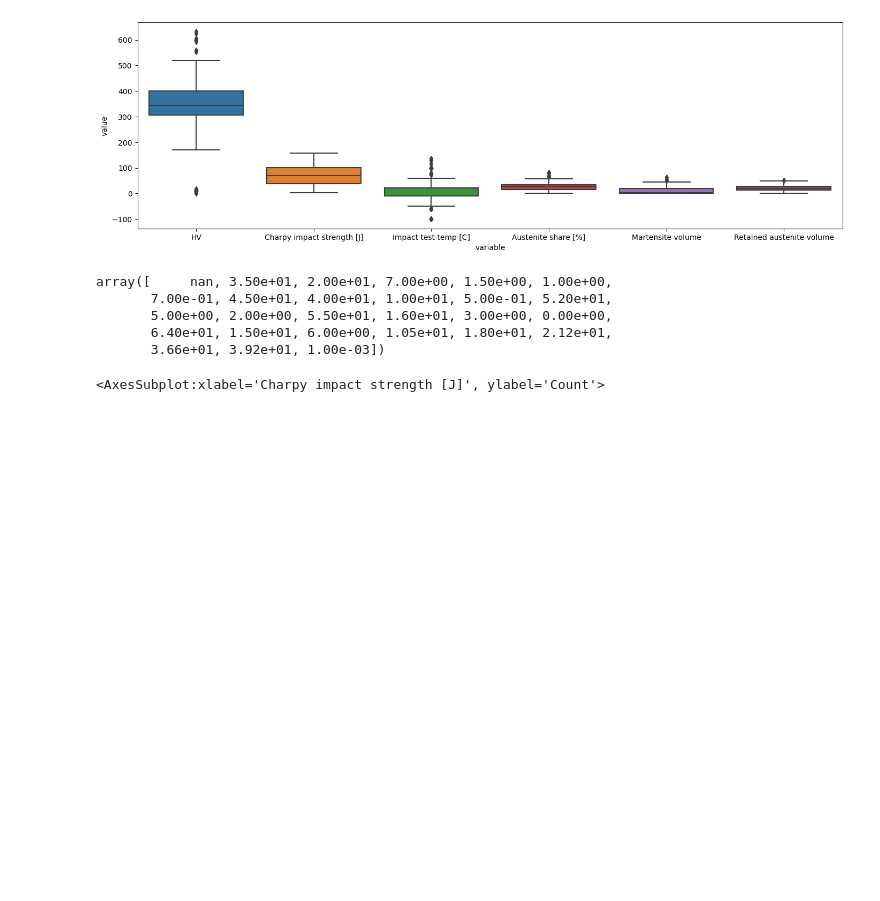
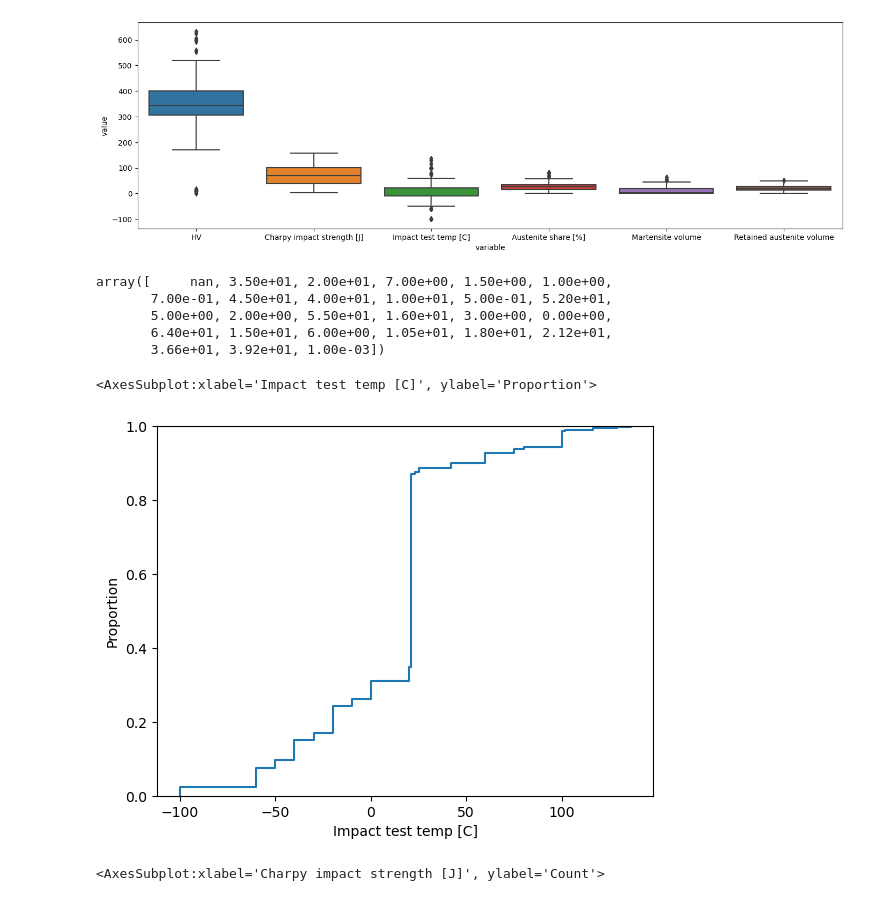
Before and after one commit to akbuchowicz/foundry-project, a Jupyter notebook: data_preprocessing.ipynb, the cells around one changed output. Saved outputs shown, nothing was run; the diff lists cells and outputs as text; code cells hidden in the pictures; blank space fills up the shorter version.

```diff
--- a/data_preprocessing.ipynb
+++ b/data_preprocessing.ipynb
@@ -329,6 +329,11 @@ array([     nan, 3.50e+01, 2.00e+01, 7.00e+00, 1.50e+00, 1.00e+00,
        5.00e+00, 2.00e+00, 5.50e+01, 1.60e+01, 3.00e+00, 0.00e+00,
        6.40e+01, 1.50e+01, 6.00e+00, 1.05e+01, 1.80e+01, 2.12e+01,
        3.66e+01, 3.92e+01, 1.00e-03])
+# %%
+sns.ecdfplot(data=df_y['Impact test temp [C]'])
+# %% [output]
+<AxesSubplot:xlabel='Impact test temp [C]', ylabel='Proportion'>
+[figure, added]
 # %%
 sns.histplot(df_y['Charpy impact strength [J]'])
 # %% [output]
```
Also changed, not shown: parts of 3 cells of this notebook.
